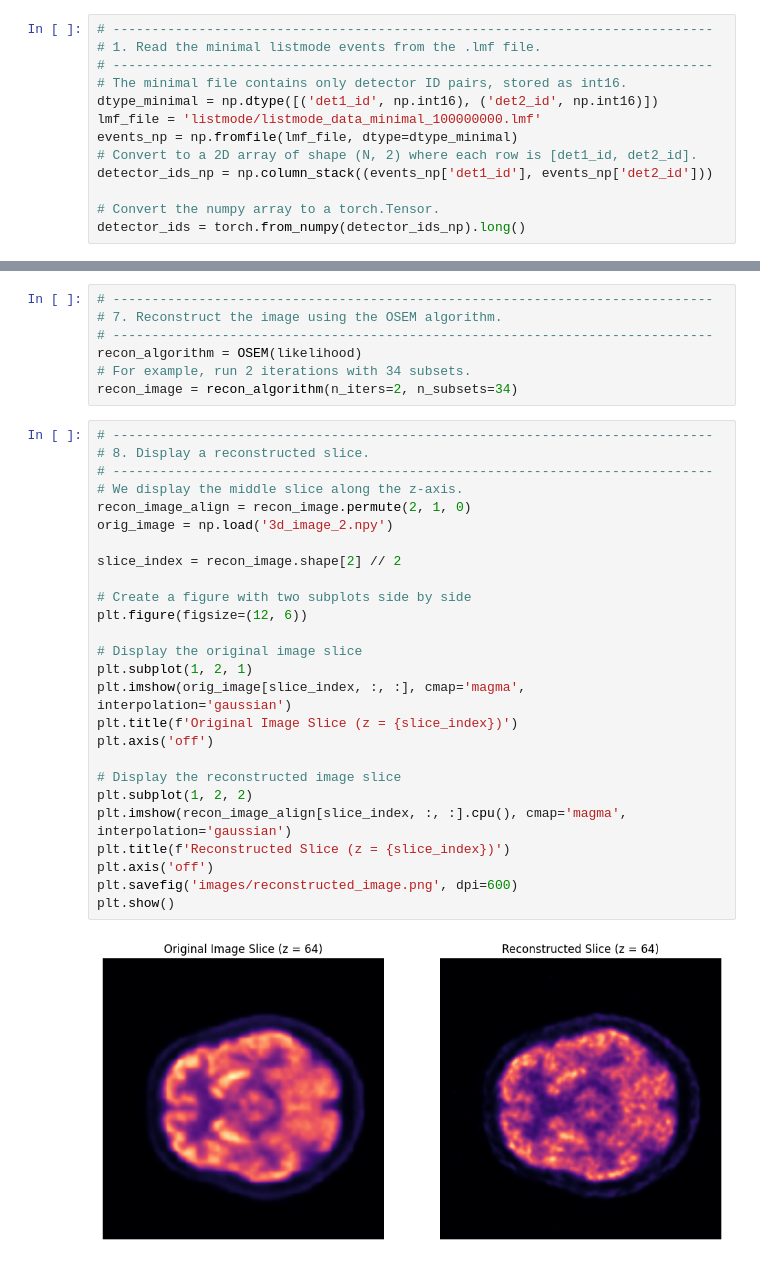
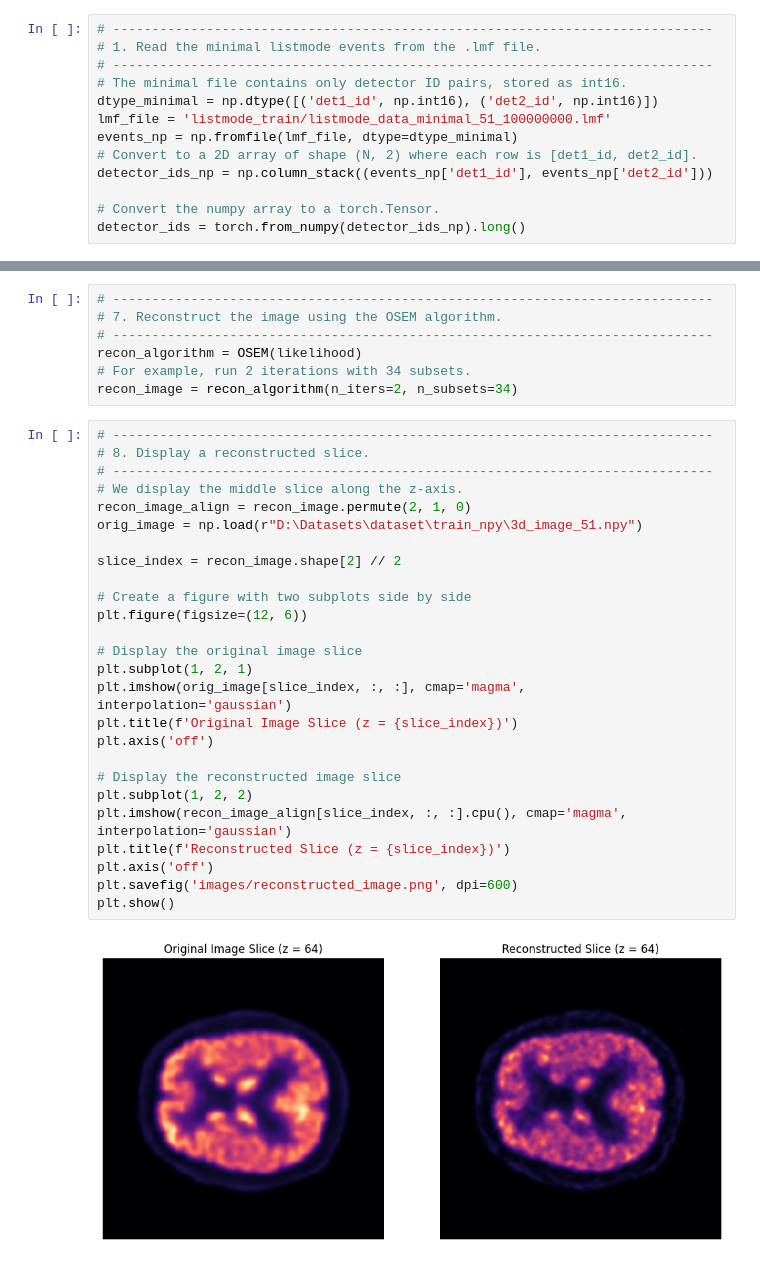
Before and after one commit to Yeqi-Fang/gratuate-thesis, a Jupyter notebook: recon_script.ipynb, the cells around one changed output, grey strips where cells are left out. Drawn from its saved outputs; the diff is of its cells as text.

```diff
--- a/recon_script.ipynb
+++ b/recon_script.ipynb
@@ -14,7 +14,7 @@ from pytomography.transforms.shared import GaussianFilter
 # -----------------------------------------------------------------------------
 # The minimal file contains only detector ID pairs, stored as int16.
 dtype_minimal = np.dtype([('det1_id', np.int16), ('det2_id', np.int16)])
-lmf_file = 'listmode/listmode_data_minimal_100000000.lmf'
+lmf_file = 'listmode_train/listmode_data_minimal_51_100000000.lmf'
 events_np = np.fromfile(lmf_file, dtype=dtype_minimal)
 # Convert to a 2D array of shape (N, 2) where each row is [det1_id, det2_id].
 detector_ids_np = np.column_stack((events_np['det1_id'], events_np['det2_id']))
@@ -85,31 +85,31 @@ recon_image = recon_algorithm(n_iters=2, n_subsets=34)
 # %%
 # -----------------------------------------------------------------------------
 # 8. Display a reconstructed slice.
 # -----------------------------------------------------------------------------
 # We display the middle slice along the z-axis.
 recon_image_align = recon_image.permute(2, 1, 0)
-orig_image = np.load('3d_image_2.npy')
+orig_image = np.load(r"D:\Datasets\dataset\train_npy\3d_image_51.npy")
 
 slice_index = recon_image.shape[2] // 2
 
 # Create a figure with two subplots side by side
 plt.figure(figsize=(12, 6))
 
 # Display the original image slice
 plt.subplot(1, 2, 1)
 plt.imshow(orig_image[slice_index, :, :], cmap='magma', interpolation='gaussian')
 plt.title(f'Original Image Slice (z = {slice_index})')
 plt.axis('off')
 
 # Display the reconstructed image slice
 plt.subplot(1, 2, 2)
 plt.imshow(recon_image_align[slice_index, :, :].cpu(), cmap='magma', interpolation='gaussian')
 plt.title(f'Reconstructed Slice (z = {slice_index})')
 plt.axis('off')
 plt.savefig('images/reconstructed_image.png', dpi=600)
 plt.show()
 # %% [output]
-[figure, old version]
+[figure, new version]
 # %%
 # -----------------------------------------------------------------------------
 # 9. Optionally, save the reconstructed volume as a .npy file.
```
Also changed, not shown: parts of 1 cell of this notebook, 4 other files.
